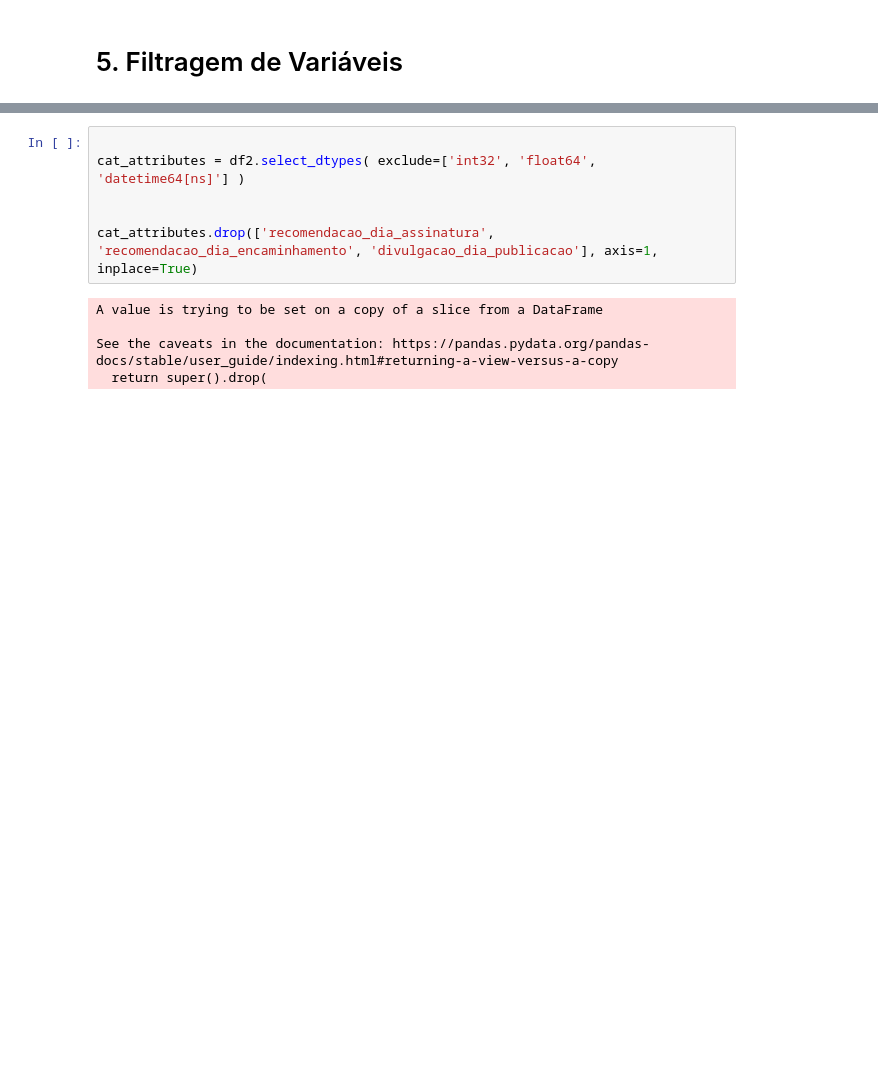
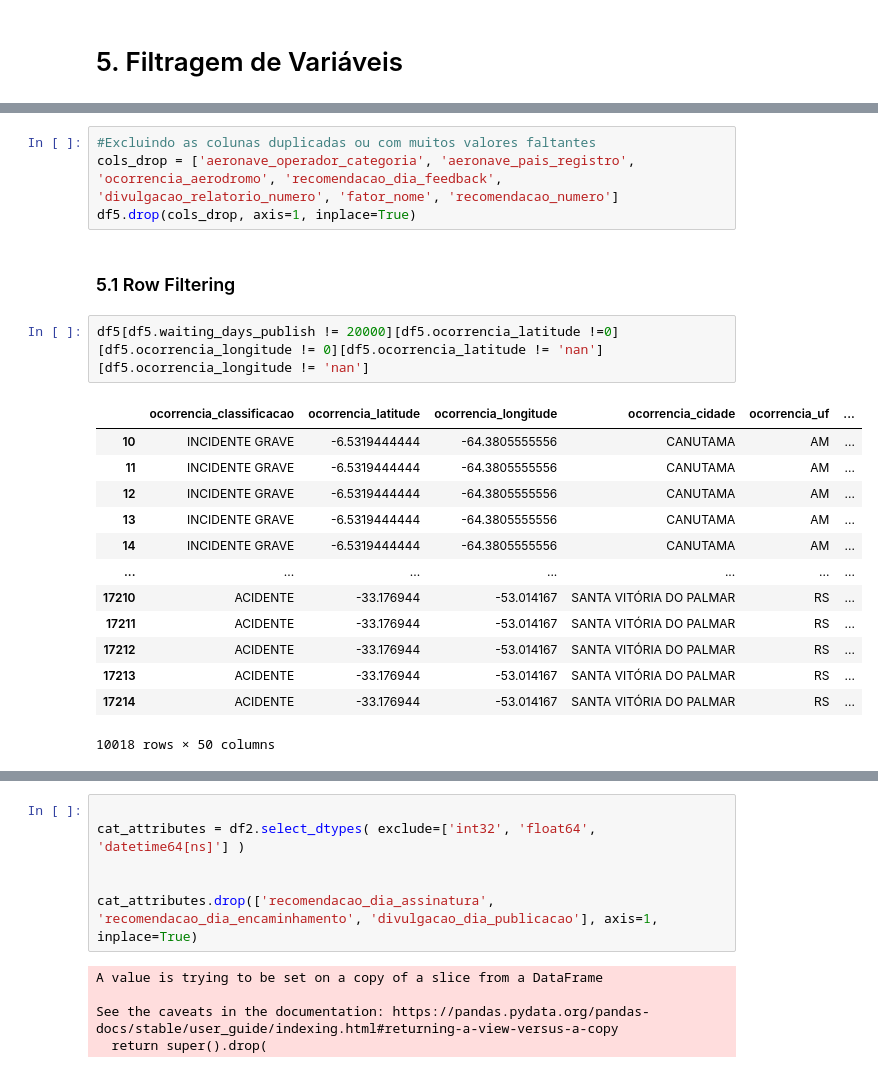
Before and after one commit to TaizAlves/aviation_occurencies, a Jupyter notebook: a3data_taiz_alves.ipynb, the cells around one changed output, grey strips where cells are left out. Saved outputs shown, nothing was run; the diff lists cells and outputs as text; blank space fills up the shorter version.

```diff
--- a/a3data_taiz_alves.ipynb
+++ b/a3data_taiz_alves.ipynb
@@ -1101,0 +1318,22 @@ Name: waiting_days_publish, dtype: int64
+# %%
+#Excluindo as colunas duplicadas ou com muitos valores faltantes
+cols_drop = ['aeronave_operador_categoria', 'aeronave_pais_registro', 'ocorrencia_aerodromo', 'recomendacao_dia_feedback', 'divulgacao_relatorio_numero', 'fator_nome', 'recomendacao_numero']
+df5.drop(cols_drop, axis=1, inplace=True)
+# %% [markdown]
+### 5.1 Row Filtering
+# %%
+df5[df5.waiting_days_publish != 20000][df5.ocorrencia_latitude !=0][df5.ocorrencia_longitude != 0][df5.ocorrencia_latitude != 'nan'][df5.ocorrencia_longitude != 'nan']
+# %% [output]
+|  | ocorrencia_classificacao | ocorrencia_latitude | ocorrencia_longitude | ocorrencia_cidade | ocorrencia_uf | ... |
+| 10 | INCIDENTE GRAVE | -6.5319444444 | -64.3805555556 | CANUTAMA | AM | ... |
+| 11 | INCIDENTE GRAVE | -6.5319444444 | -64.3805555556 | CANUTAMA | AM | ... |
+| 12 | INCIDENTE GRAVE | -6.5319444444 | -64.3805555556 | CANUTAMA | AM | ... |
+| 13 | INCIDENTE GRAVE | -6.5319444444 | -64.3805555556 | CANUTAMA | AM | ... |
+| 14 | INCIDENTE GRAVE | -6.5319444444 | -64.3805555556 | CANUTAMA | AM | ... |
+| ... | ... | ... | ... | ... | ... | ... |
+| 17210 | ACIDENTE | -33.176944 | -53.014167 | SANTA VITÓRIA DO PALMAR | RS | ... |
+| 17211 | ACIDENTE | -33.176944 | -53.014167 | SANTA VITÓRIA DO PALMAR | RS | ... |
+| 17212 | ACIDENTE | -33.176944 | -53.014167 | SANTA VITÓRIA DO PALMAR | RS | ... |
+| 17213 | ACIDENTE | -33.176944 | -53.014167 | SANTA VITÓRIA DO PALMAR | RS | ... |
+| 17214 | ACIDENTE | -33.176944 | -53.014167 | SANTA VITÓRIA DO PALMAR | RS | ... |
+10018 rows × 50 columns
```
Also changed, not shown: parts of 29 cells of this notebook.
